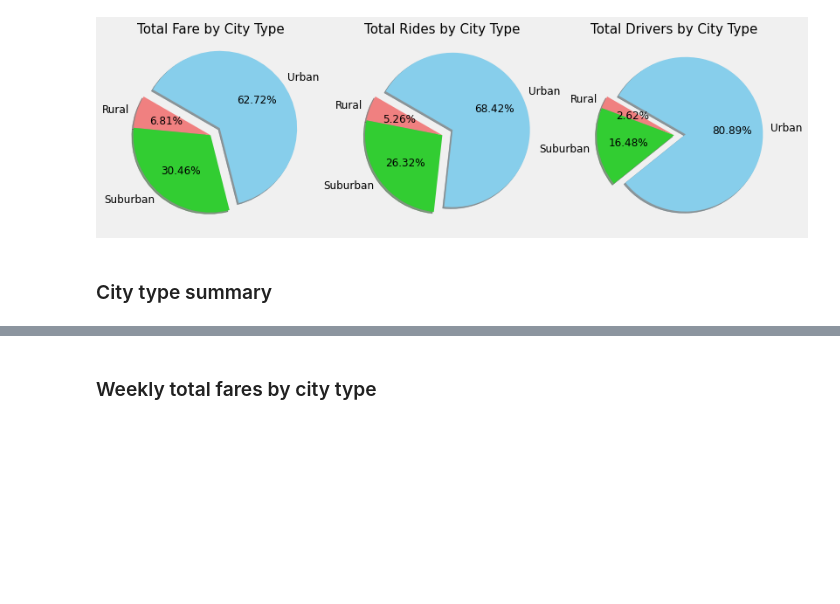
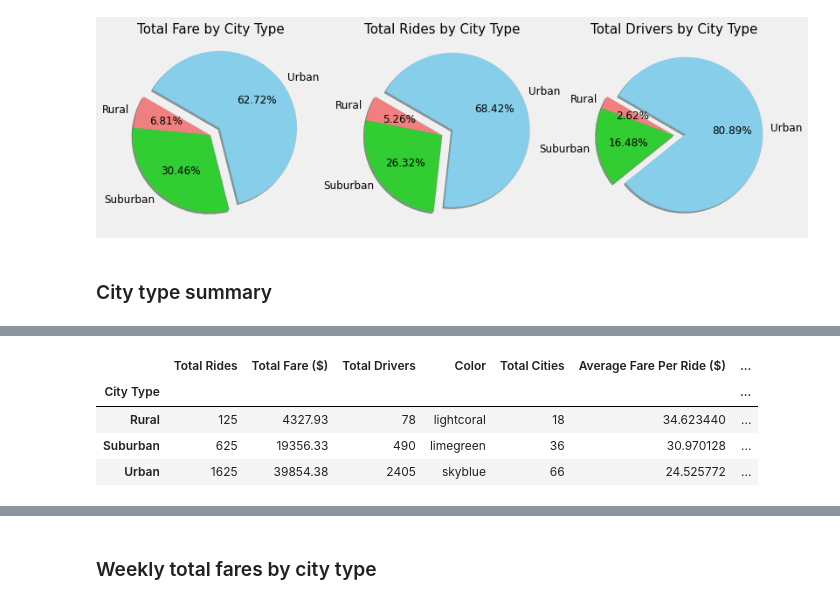
Before and after one commit to tri-bui/sandbox-analytics, a Jupyter notebook: pyber/pyber.ipynb, the cells around one changed output, grey strips where cells are left out. Cells and saved outputs as stored; diff of their text form; code cells hidden in the pictures; blank space fills up the shorter version.

```diff
--- a/pyber/pyber.ipynb
+++ b/pyber/pyber.ipynb
@@ -271 +255,17 @@ by_city_type
+# %%
+# Add city count to type summary
+df_by_type['Total Cities'] = df_by_city.groupby('City Type')['City'].count()
+
+# Calculate averages for each type
+df_by_type['Average Fare Per Ride ($)'] = df_by_type['Total Fare ($)'] / df_by_type['Total Rides']
+df_by_type['Average Fare Per Driver ($)'] = df_by_type['Total Fare ($)'] / df_by_type['Total Drivers']
+df_by_type['Average Rides (per city)'] = df_by_type['Total Rides'] / df_by_type['Total Cities']
+df_by_type['Average Drivers (per city)'] = df_by_type['Total Drivers'] / df_by_type['Total Cities']
+df_by_type
+# %% [output]
+|  | Total Rides | Total Fare ($) | Total Drivers | Color | Total Cities | Average Fare Per Ride ($) | ... |
+| City Type |  |  |  |  |  |  | ... |
+| Rural | 125 | 4327.93 | 78 | lightcoral | 18 | 34.623440 | ... |
+| Suburban | 625 | 19356.33 | 490 | limegreen | 36 | 30.970128 | ... |
+| Urban | 1625 | 39854.38 | 2405 | skyblue | 66 | 24.525772 | ... |
 # %%
```
Also changed, not shown: parts of 5 cells of this notebook.
